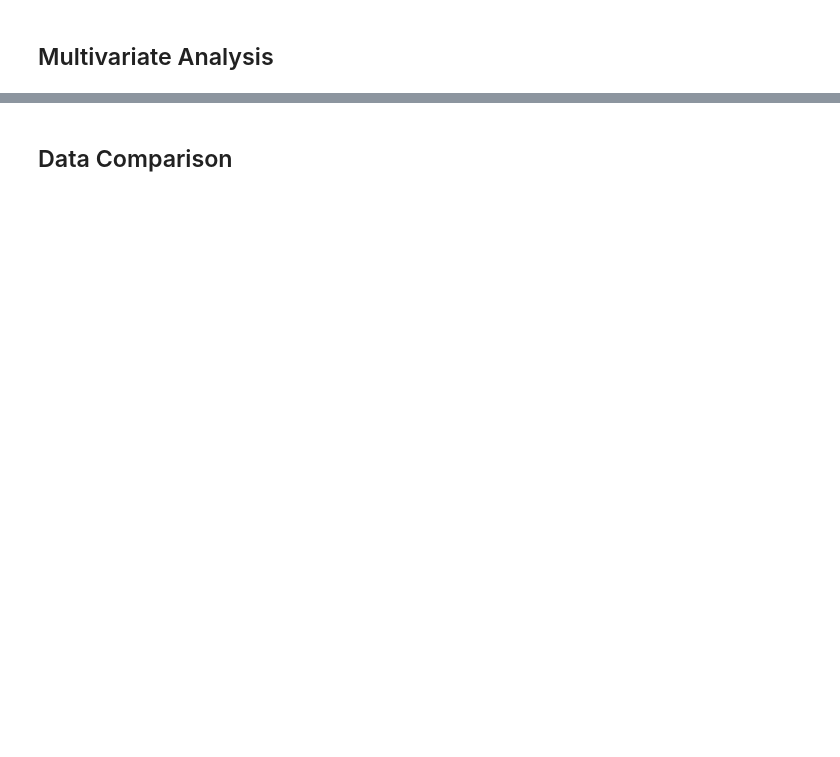
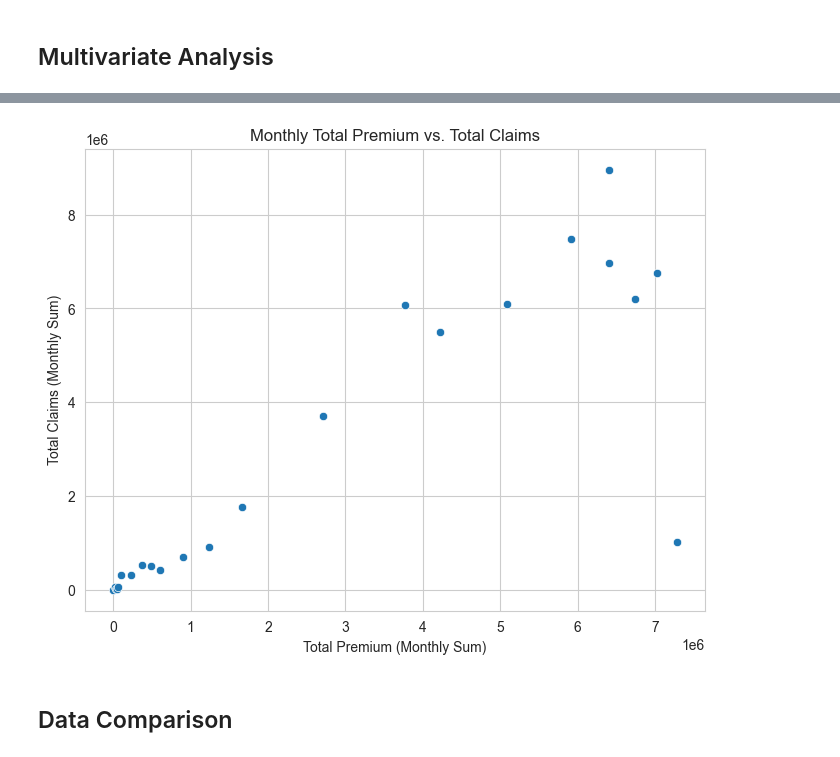
Before and after one commit to Helina-Yilma/Insurance-Analytics, a Jupyter notebook: notebooks/EDA_and_Stats_week3.ipynb, the cells around one changed output, grey strips where cells are left out. Saved outputs shown, nothing was run; the diff lists cells and outputs as text; code cells hidden in the pictures; blank space fills up the shorter version.

```diff
--- a/notebooks/EDA_and_Stats_week3.ipynb
+++ b/notebooks/EDA_and_Stats_week3.ipynb
@@ -32,2 +269,19 @@ print(f"Successfully converted {input_file} to {output_file}")
+# %%
+### Correlation: Monthly Changes (ZipCode Association)
+
+# 1. Aggregate Premium and Claims by TransactionMonth (Ensure it's a datetime object)
+monthly_summary = df.groupby(df['TransactionMonth']).agg(
+    TotalPremium_Monthly=('TotalPremium', 'sum'),
+    TotalClaims_Monthly=('TotalClaims', 'sum')
+).reset_index()
+# 2. Scatter Plot: Monthly Total Premium vs. Monthly Total Claims
+plt.figure(figsize=(8, 6))
+sns.scatterplot(x='TotalPremium_Monthly', y='TotalClaims_Monthly', data=monthly_summary)
+plt.title('Monthly Total Premium vs. Total Claims')
+plt.xlabel('Total Premium (Monthly Sum)')
+plt.ylabel('Total Claims (Monthly Sum)')
+plt.show()
+# %% [output]
+[figure, added]
 # %% [markdown]
 ## Data Comparison
```
Also changed, not shown: parts of 15 cells of this notebook.
